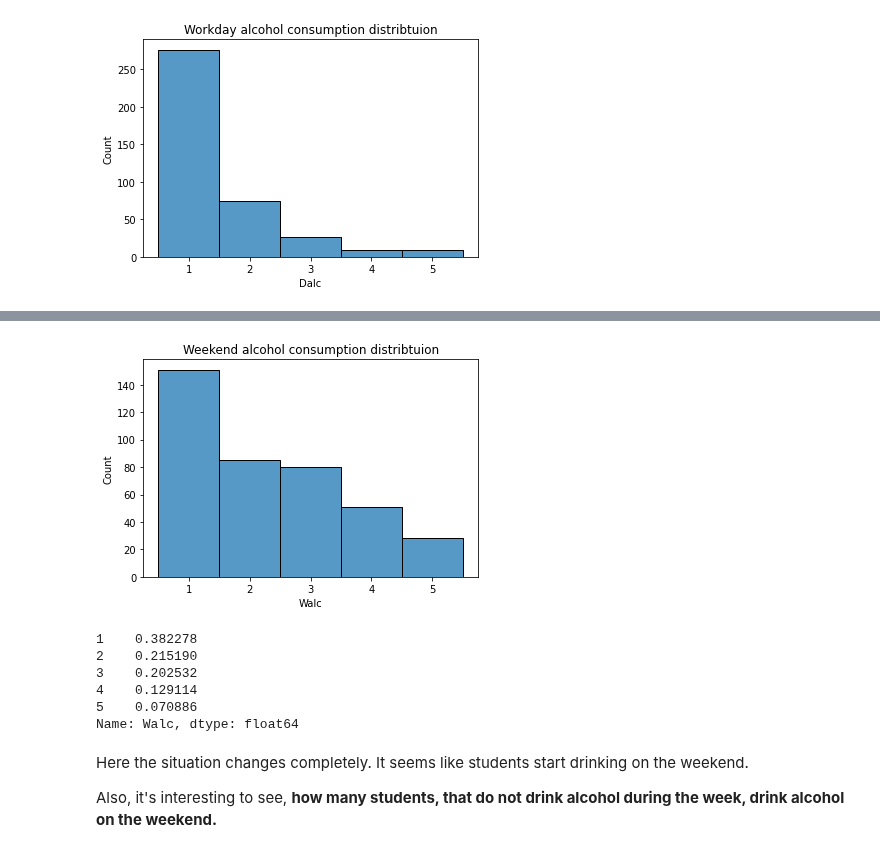
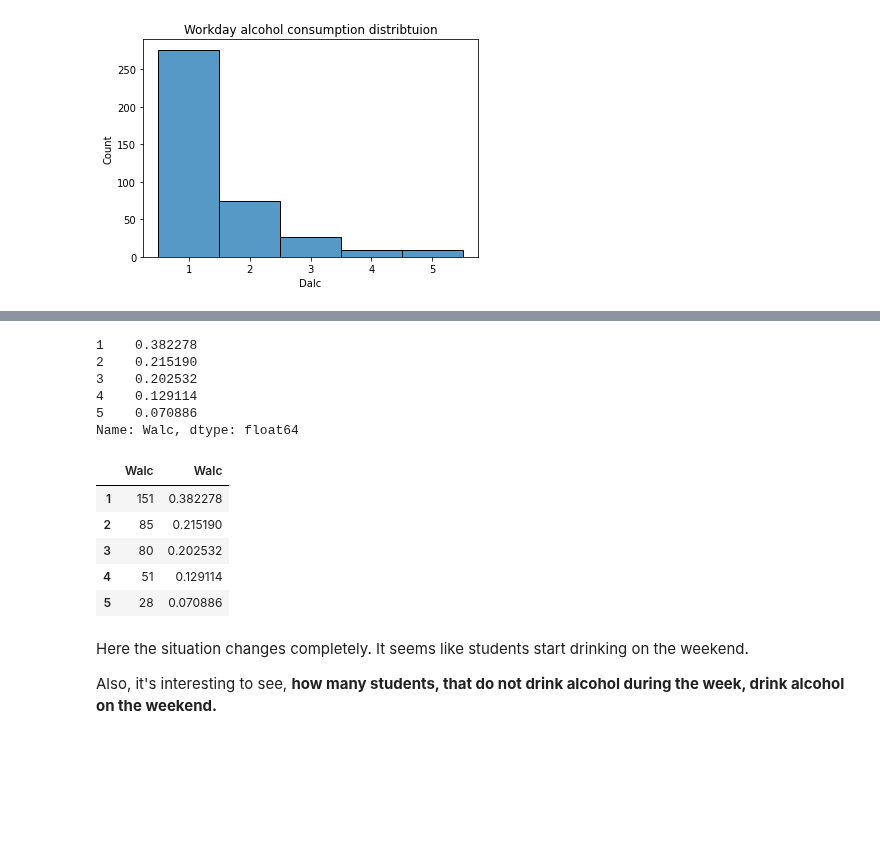
Before and after one commit to Toeysamm/2-64-NIDA-DADS5001, a Jupyter notebook: 04_Apply/Students_Alcohol_Consumption/Detailed_EDA.ipynb, the cells around one changed output, grey strips where cells are left out. Saved outputs shown, nothing was run; the diff lists cells and outputs as text; code cells hidden in the pictures; blank space fills up the shorter version.

```diff
--- a/04_Apply/Students_Alcohol_Consumption/Detailed_EDA.ipynb
+++ b/04_Apply/Students_Alcohol_Consumption/Detailed_EDA.ipynb
@@ -181,9 +233,3 @@ Another important feature is Walc - weekend alcohol consumption.
-# %%
-sns.histplot(df.Walc, discrete=True)
-plt.title('Weekend alcohol consumption distribtuion')
-plt.show()
-# %% [output]
-[figure, removed]
 # %%
 df['Walc'].value_counts(normalize=True)
 # %% [output]
@@ -193,6 +239,16 @@ df['Walc'].value_counts(normalize=True)
 4    0.129114
 5    0.070886
 Name: Walc, dtype: float64
+# %%
+#สามารถใช้ concat มาช่วยได้
+pd.concat([df['Walc'].value_counts().to_frame(), df['Walc'].value_counts(normalize=True).to_frame()], axis=1)
+# %% [output]
+|  | Walc | Walc |
+| 1 | 151 | 0.382278 |
+| 2 | 85 | 0.215190 |
+| 3 | 80 | 0.202532 |
+| 4 | 51 | 0.129114 |
+| 5 | 28 | 0.070886 |
 # %% [markdown]
 Here the situation changes completely. It seems like students start drinking on the weekend.
 
```
Also changed, not shown: parts of 13 cells of this notebook.
